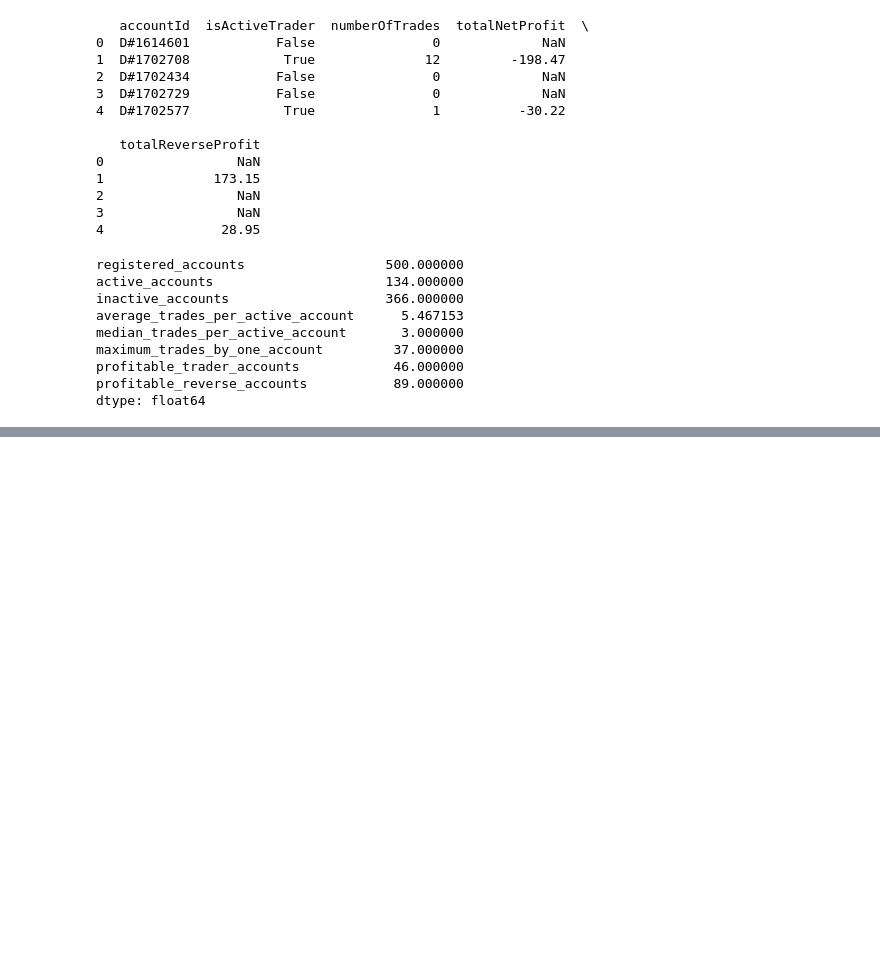
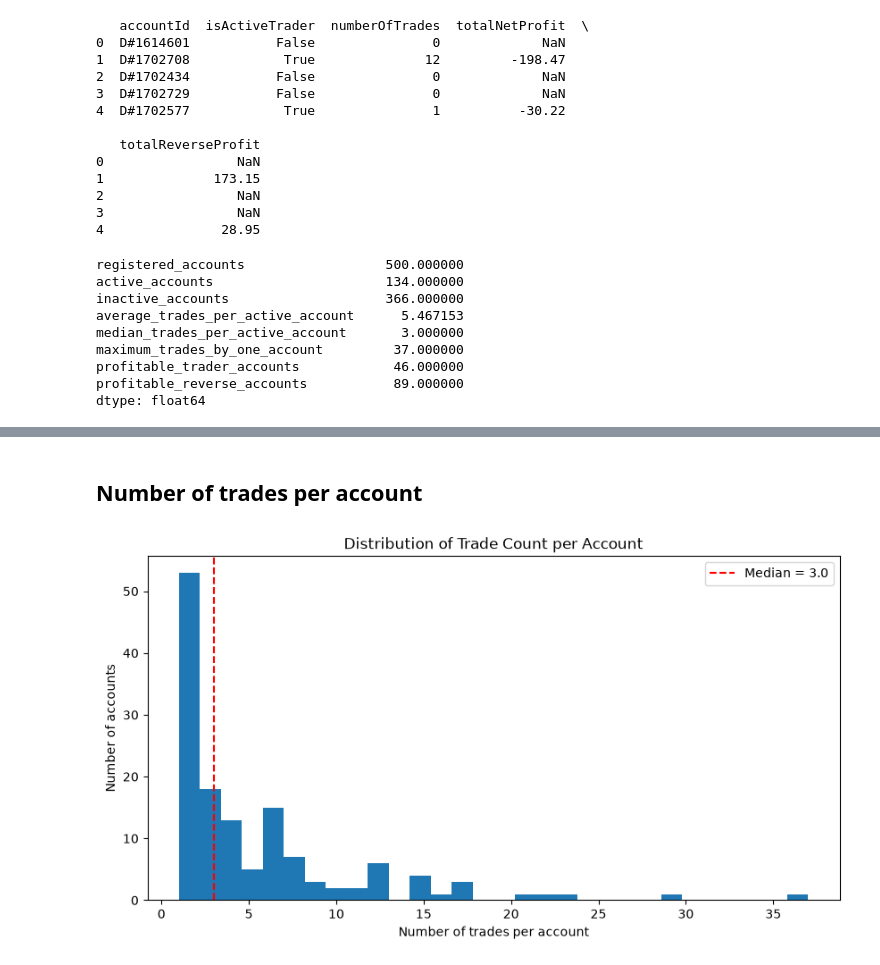
Before and after one commit to charltonxqh/Quantitative-Contrarian-Trading-Behavioural-Research, a Jupyter notebook: eda.ipynb, the cells around one changed output, grey strips where cells are left out. Saved outputs shown, nothing was run; the diff lists cells and outputs as text; code cells hidden in the pictures; blank space fills up the shorter version.

```diff
--- a/eda.ipynb
+++ b/eda.ipynb
@@ -1865,0 +1930,27 @@ dtype: float64
+# %% [markdown]
+## Number of trades per account
+# %%
+plt.figure(figsize=(10, 5))
+
+plt.hist(
+    account_summary["numberOfTrades"],
+    bins=30
+)
+
+plt.axvline(
+    account_summary["numberOfTrades"].median(),
+    linestyle="--",
+    color="red",
+    label=(
+        f"Median = "
+        f"{account_summary['numberOfTrades'].median():.1f}"
+    )
+)
+
+plt.xlabel("Number of trades per account")
+plt.ylabel("Number of accounts")
+plt.title("Distribution of Trade Count per Account")
+plt.legend()
+plt.show()
+# %% [output]
+[figure, added]
```
Also changed, not shown: parts of 45 cells of this notebook, 8 other files.
